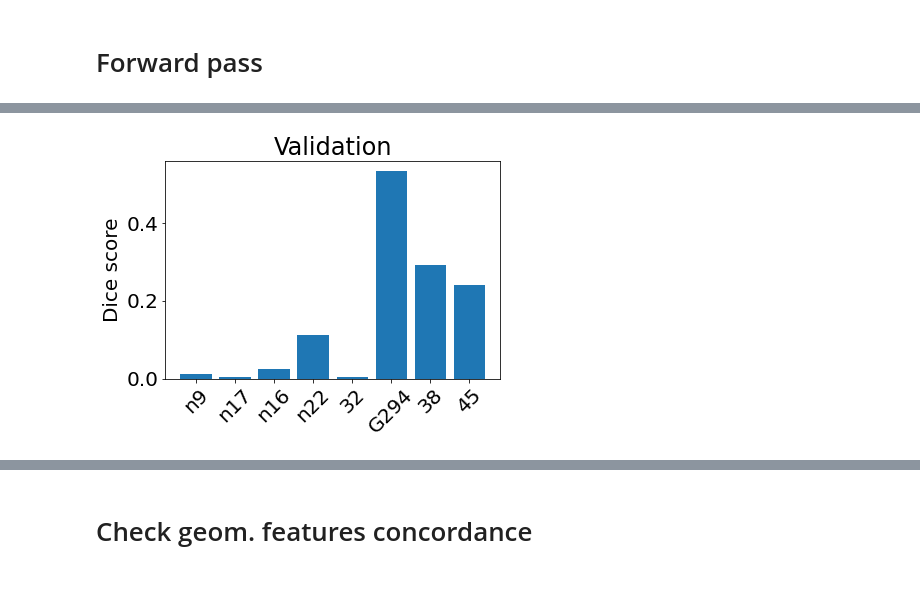
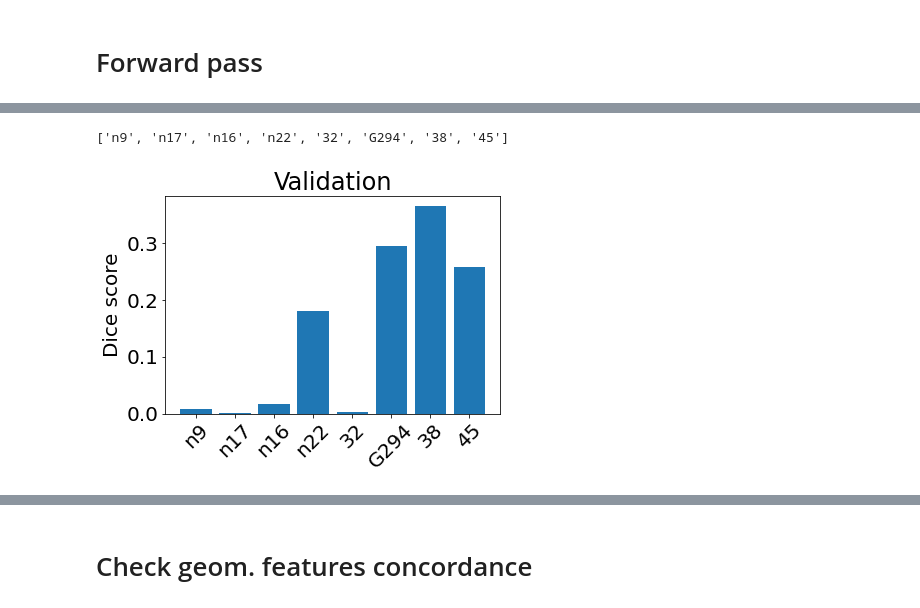
Before and after one commit to blufzzz/FCDNet, a Jupyter notebook: network_debugging.ipynb, the cells around one changed output, grey strips where cells are left out. Cells and saved outputs as stored; diff of their text form; code cells hidden in the pictures.

```diff
--- a/network_debugging.ipynb
+++ b/network_debugging.ipynb
@@ -38,10 +38,11 @@ The autoreload extension is already loaded. To reload it, use:
 # %%
 MAKE_LOGS = False
 SAVE_MODEL = False
-DEVICE = 1
+DEVICE = 0
 plt.rcParams['font.size'] = 20
 # %%
-logdir = 'logs/v2v_whole_s128_bs1_GN_trim_DICE_TSC_AUG@07.12.2021-00:48:11/'
+# logdir = 'logs/v2v_whole_s128_bs1_GN_trim_DICE_TSC_AUG@07.12.2021-00:48:11/'
+logdir = 'logs/v2v_whole_s128_bs1_GN_trim_DICE_AUG@05.12.2021-18:14:53'
 # %% [markdown]
 # Load model, setup dataloaders
 # %%
@@ -55,8 +56,8 @@ model = V2VModel(config).to(device)
 print('Model created!')
 
 # setting datasets
-train_dataset, val_dataset = create_datesets(config)
-train_dataloader = DataLoader(train_dataset, batch_size=config.opt.train_batch_size, shuffle=True)
+train_dataset, val_dataset = create_datasets(config)
+train_dataloader = DataLoader(train_dataset, batch_size=config.opt.train_batch_size, shuffle=False)
 val_dataloader = DataLoader(val_dataset, batch_size=config.opt.val_batch_size, shuffle=False)
 
 # setting model stuff
@@ -82,7 +84,7 @@ predicted_masks = []
 real_masks = []
 dices = []
 
-iterator = enumerate(val_dataloader)
+iterator = enumerate(train_dataloader)
 
 for iter_i, (brain_tensor, mask_tensor) in tqdm(iterator):
 
@@ -104,12 +106,13 @@ for iter_i, (brain_tensor, mask_tensor) in tqdm(iterator):
     dices.append(dice_score.item())
 
     assert brain_tensor.shape[0] == 1
+
     mask_tensor_sample = mask_tensor.detach().cpu().numpy()[0,0]
     brain_tensor_sample = brain_tensor.detach().cpu().numpy()[0,0]
     mask_tensor_predicted_sample = mask_tensor_predicted.detach().cpu().numpy()[0,0]
 
     # crucial for freein CUDA memory
-    del mask_tensor_predicted, mask_tensor
+    del mask_tensor_predicted, brain_tensor, mask_tensor
 
     brain_tensors.append(brain_tensor_sample)
     predicted_masks.append(mask_tensor_predicted_sample)
@@ -132,9 +168,25 @@ val_labels = val_dataloader.dataset.labels
+# %%
+val_labels
+# %% [output]
+['n9', 'n17', 'n16', 'n22', '32', 'G294', '38', '45']
+# %%
+plt.ion()
+plt.figure()
+plt.bar(val_labels, dices)
+exp_name = logdir.split('/')[1]
+plt.title(f'Validation')
+plt.ylabel('Dice score')
+plt.xticks(rotation=45)
+plt.show()
+# %% [output]
+[figure, added]
 # %%
-plt.bar(val_labels, dices)
-exp_name = logdir.split('/')[1]
-plt.title(f'Validation')
-plt.ylabel('Dice score')
-plt.xticks(rotation=45)
-plt.show()
+# plt.bar(val_labels, dices, alpha=0.5, label='No geom')
+# plt.bar(val_labels, dices_tsc, alpha=0.5, label='with TSC')
+
+# exp_name = logdir.split('/')[1]
+# plt.title(f'Validation')
+# plt.ylabel('Dice score')
+# plt.xticks(rotation=45)
+# plt.legend()
+# plt.show()
-# %% [output]
-[figure, removed]
```
Also changed, not shown: parts of 34 cells of this notebook, 15 other files.
